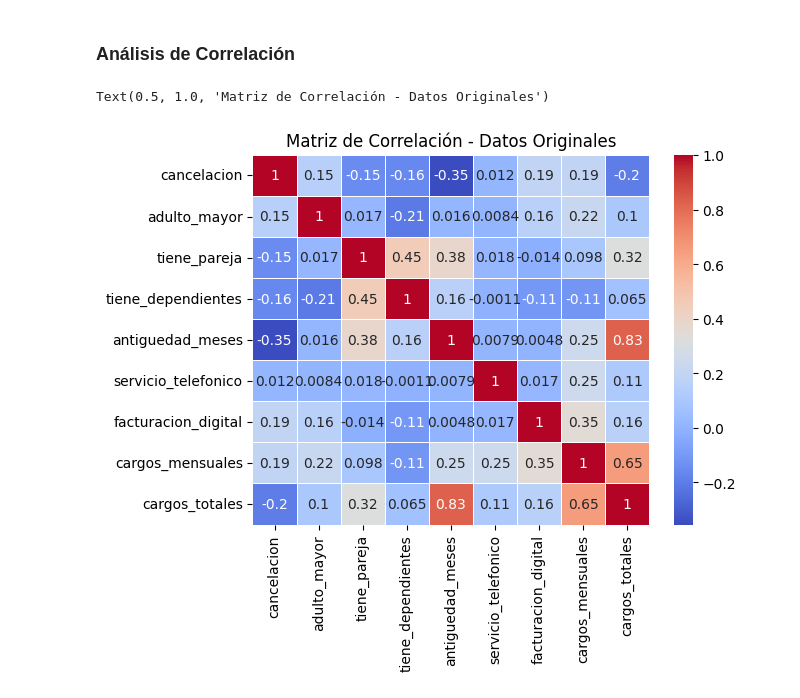
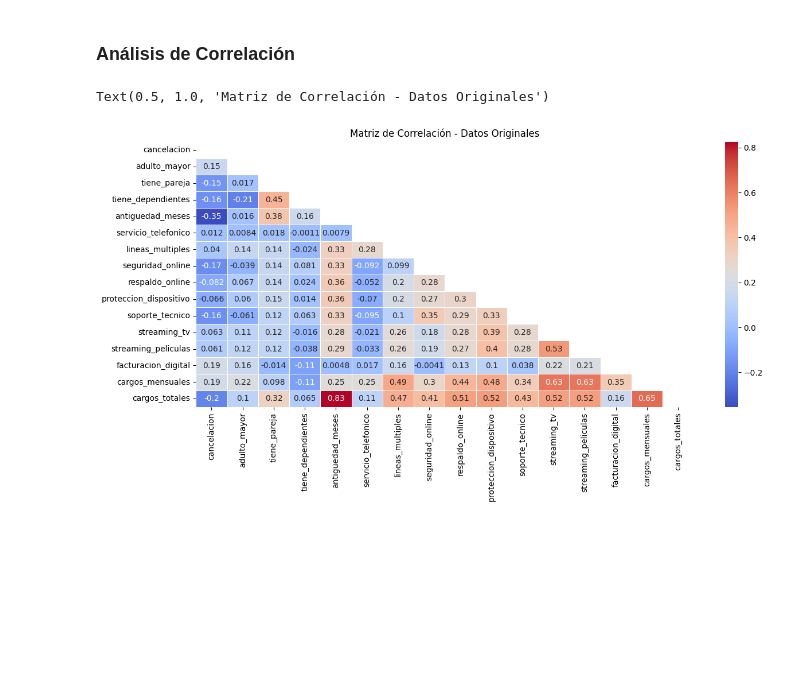
Before and after one commit to Edwardo-g/challenge3-data-science-LATAM, a Jupyter notebook: TelecomX_LATAM.ipynb, the cells around one changed output. Saved outputs shown, nothing was run; the diff lists cells and outputs as text; code cells hidden in the pictures; blank space fills up the shorter version.

```diff
--- a/TelecomX_LATAM.ipynb
+++ b/TelecomX_LATAM.ipynb
@@ -26,3 +42,12 @@ datos_limpios = datos.drop(columns=["id_cliente", 'rango_costo'])
+# %%
+columnas = ['lineas_multiples', 'seguridad_online',
+       'respaldo_online', 'proteccion_dispositivo', 'soporte_tecnico',
+       'streaming_tv', 'streaming_peliculas']
+# %%
+mapping = {'yes': 1, 'no': 0}
+datos_limpios[columnas] = datos_limpios[columnas].apply(
+    lambda col: col.astype(str).str.strip().str.lower().map(mapping).fillna(0).astype(int)
+)
 # %%
 #Eliminando columnas redundantes
 datos_limpios = datos_limpios.drop(columns=["cargos_diarios"])
@@ -147,11 +238,13 @@ corr_1 = datos_limpios.corr(numeric_only=True)
 # %%
 corr_transformados_cancelacion = datos_transformados.corr()['cancelacion'].sort_values(ascending=False)
 # %%
-sns.heatmap(corr_1, annot=True, cmap='coolwarm', linewidths=0.5)
+plt.figure(figsize=(14, 6))
+mask = np.triu(np.ones_like(corr_1, dtype=bool))
+sns.heatmap(corr_1, annot=True, cmap='coolwarm', linewidths=0.5, mask=mask)
 plt.title('Matriz de Correlación - Datos Originales')
 # %% [output]
 Text(0.5, 1.0, 'Matriz de Correlación - Datos Originales')
-[figure, old version]
+[figure, new version]
 # %%
 plt.figure(figsize=(6, 10))
 sns.heatmap(corr_transformados_cancelacion.to_frame(), annot=True, cmap='coolwarm')
```
Also changed, not shown: parts of 67 cells of this notebook.
